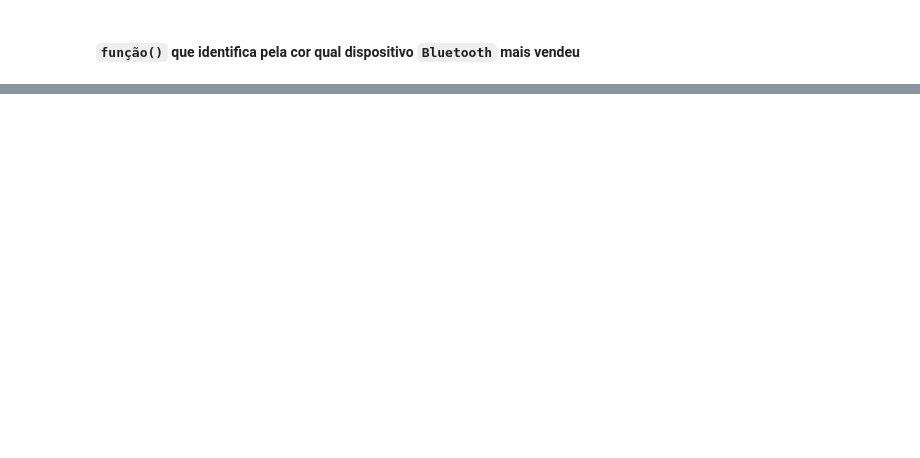
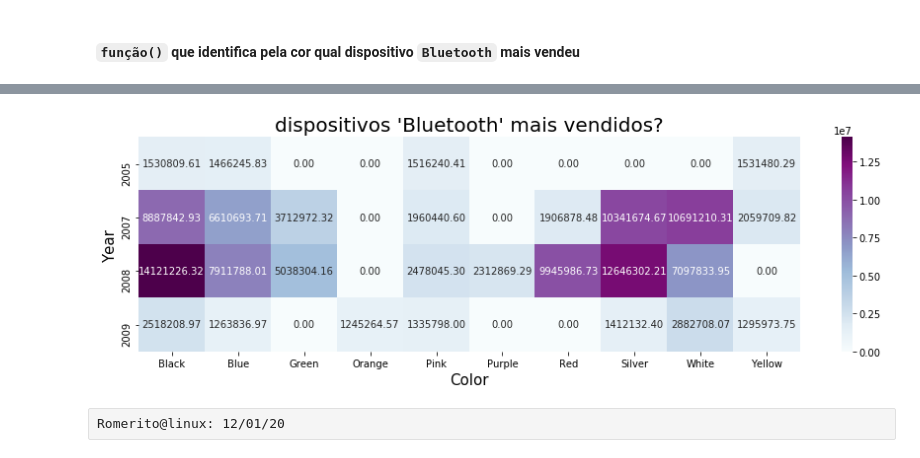
Before and after one commit to romeritomorais/extracting-1.000.000-rows-from-sqlserver-with-pandas, a Jupyter notebook: Extracting data from SQLServer with Python.ipynb, the cells around one changed output, grey strips where cells are left out. Saved outputs shown, nothing was run; the diff lists cells and outputs as text; code cells hidden in the pictures; blank space fills up the shorter version.

```diff
--- a/Extracting data from SQLServer with Python.ipynb
+++ b/Extracting data from SQLServer with Python.ipynb
@@ -149,7 +167,10 @@ df['Color'] = df['ProductName'].map(cor)
 # %%
+ploterValue = df[(df['SalesAmount'] > 0 ) &
+                 (df['ProductName'].str.contains("Bluetooth" ,na=False)
+                 )].groupby(['Year','Color']
+                 ).sum()
 
-df[(df['SalesAmount'] > 0 ) &
-   (df['ProductName'].str.contains("Bluetooth" ,na=False)
-      )].groupby(['Year','Color']
-         ).sum().sort_values(by=['Year','SalesQuantity'], ascending=False)['SalesQuantity']#.round(2)
+ploterValue.groupby(['Year','Color']).sum().fillna(0)
+maperValue = ploterValue.reset_index()
+maperValue.pivot('Year','Color','SalesAmount').fillna(0)
 # %% [output]
@@ -172,0 +198,15 @@ Name: SalesQuantity, dtype: int64
+# %%
+print("\n")
+'por valor'
+matplotlib.pyplot.figure(figsize=(15,4))
+pivot_tablevalue = maperValue.pivot('Year','Color','SalesAmount').fillna(0)
+matplotlib.pyplot.ylabel("", size = 15)
+matplotlib.pyplot.title("dispositivos 'Bluetooth' mais vendidos?",size = 20)
+matplotlib.pyplot.xlabel("",size = 15)
+seaborn.heatmap(pivot_tablevalue, annot=True,
+                fmt=".2f", linewidths=.0,
+                square = False, cmap = 'BuPu');
+# %% [output]
+[figure, added]
+# %% [raw]
+Romerito@linux: 12/01/20
```
Also changed, not shown: parts of 14 cells of this notebook.
